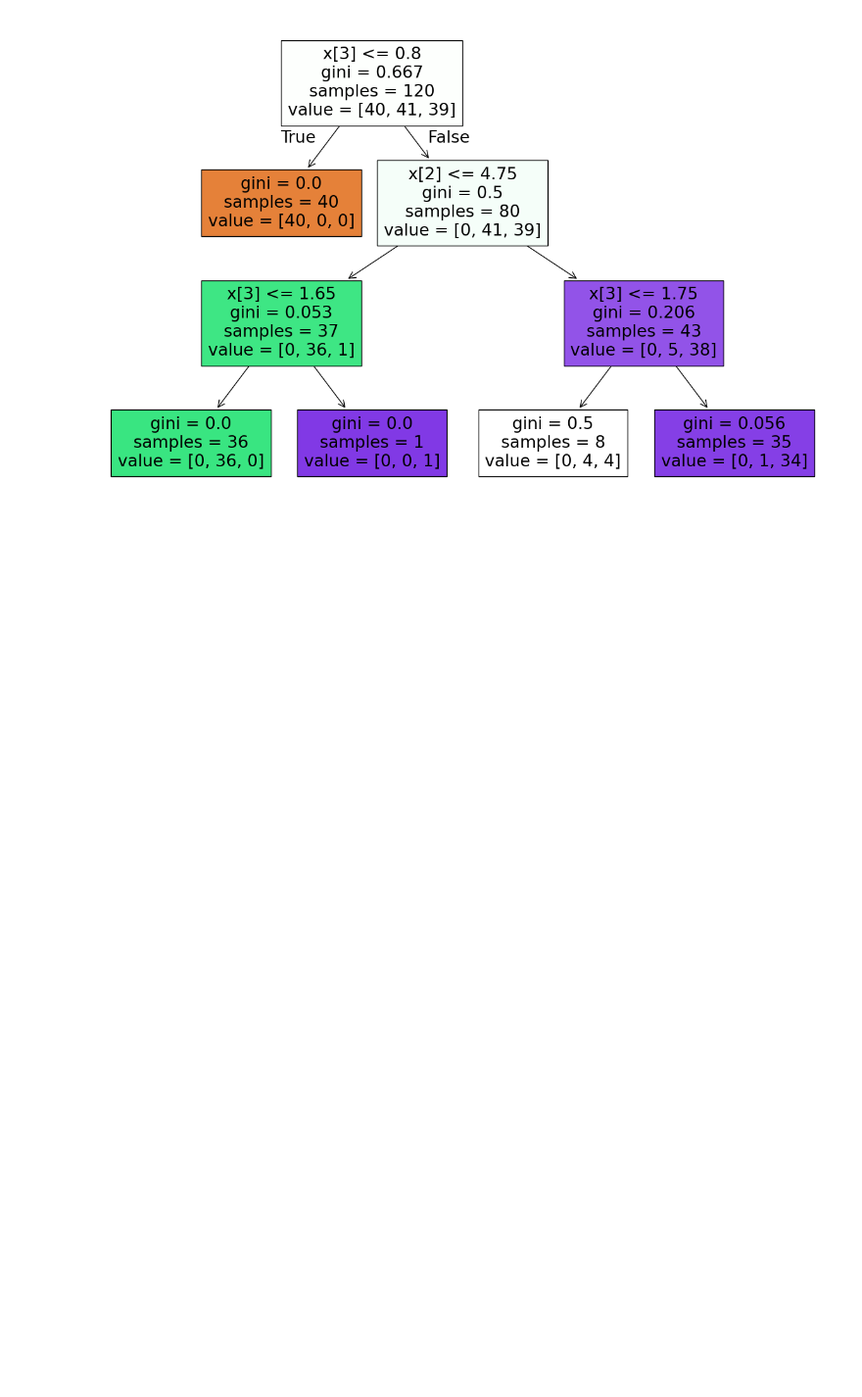
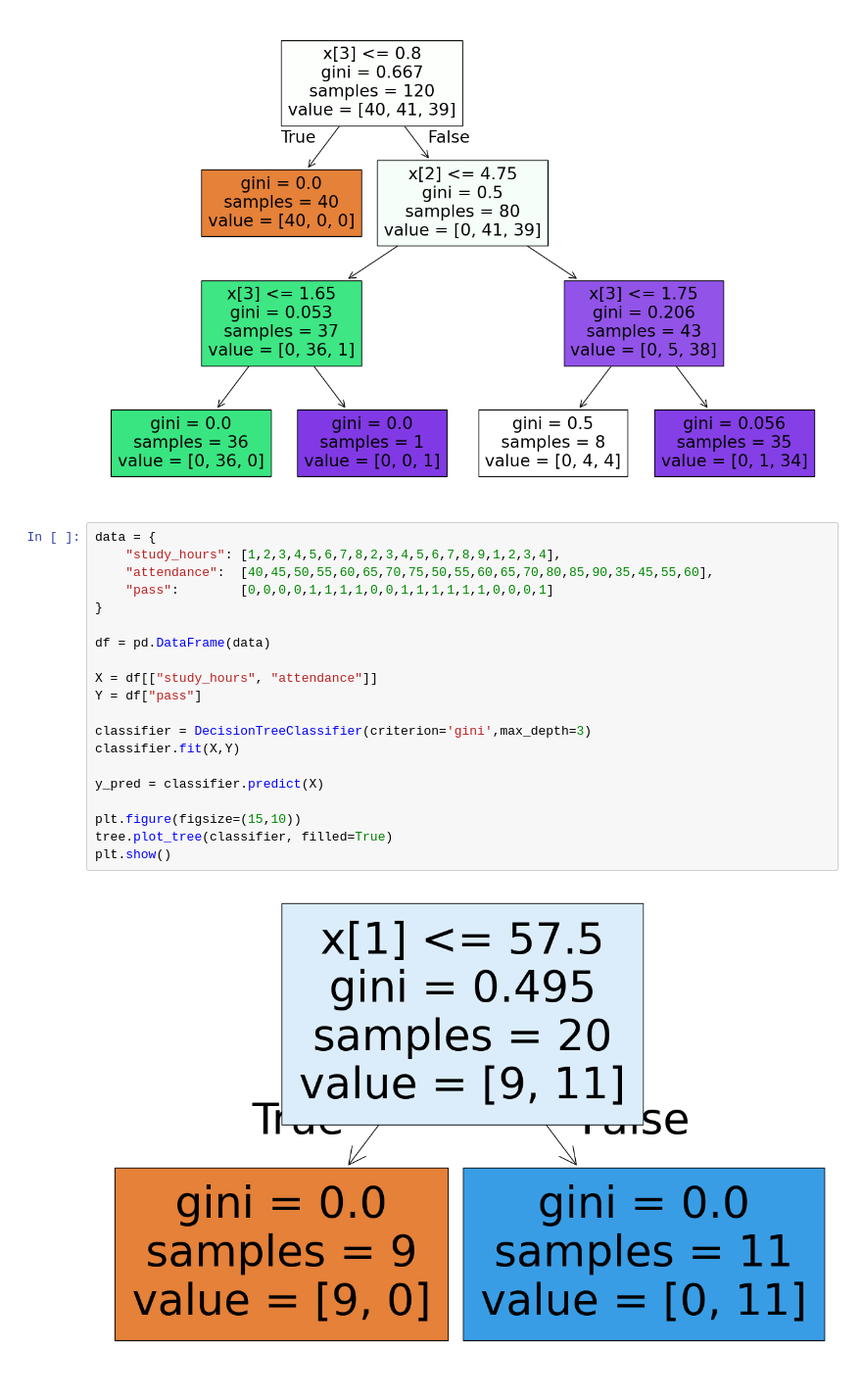
Before and after one commit to sohhammAlgo/Machine-learning, a Jupyter notebook: DecisionTree/ML4.ipynb, the cells around one changed output. Shown at 98% size. Drawn from its saved outputs; the diff is of its cells as text; blank space fills up the shorter version.

Commit message:
Decision Tree done

```diff
--- a/DecisionTree/ML4.ipynb
+++ b/DecisionTree/ML4.ipynb
@@ -39,3 +39,25 @@ tree.plot_tree(classifier, filled=True)
 plt.show()
 # %% [output]
 [figure]
+# %%
+data = {
+    "study_hours": [1,2,3,4,5,6,7,8,2,3,4,5,6,7,8,9,1,2,3,4],
+    "attendance":  [40,45,50,55,60,65,70,75,50,55,60,65,70,80,85,90,35,45,55,60],
+    "pass":        [0,0,0,0,1,1,1,1,0,0,1,1,1,1,1,1,0,0,0,1]
+}
+
+df = pd.DataFrame(data)
+
+X = df[["study_hours", "attendance"]]
+Y = df["pass"]
+
+classifier = DecisionTreeClassifier(criterion='gini',max_depth=3)
+classifier.fit(X,Y)
+
+y_pred = classifier.predict(X)
+
+plt.figure(figsize=(15,10))
+tree.plot_tree(classifier, filled=True)
+plt.show()
+# %% [output]
+[figure, added]
```
Also changed, not shown: parts of 3 cells of this notebook, 4 other files.
